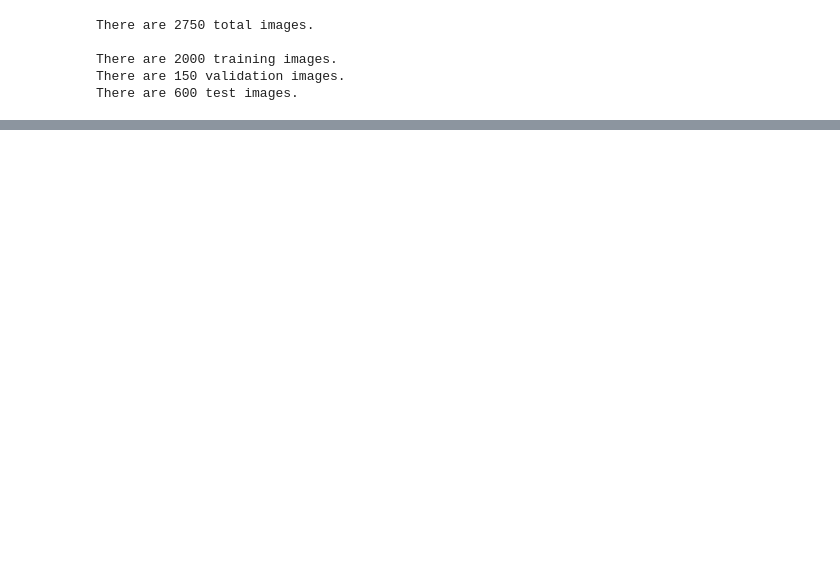
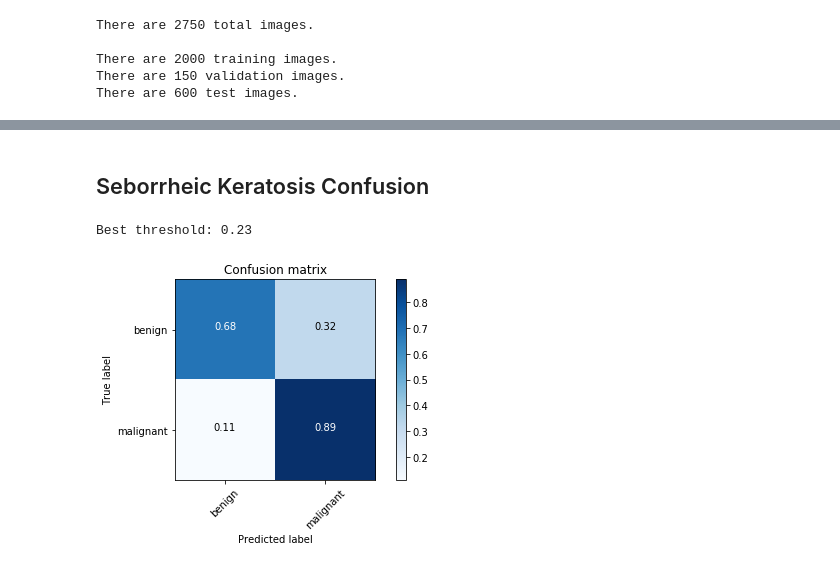
Before and after one commit to tdb-alcorn/dermatologist-ai, a Jupyter notebook: xception-transfer.ipynb, the cells around one changed output, grey strips where cells are left out. Cells and saved outputs as stored; diff of their text form; code cells hidden in the pictures; blank space fills up the shorter version.

```diff
--- a/xception-transfer.ipynb
+++ b/xception-transfer.ipynb
@@ -134,0 +391,7 @@ print('Test accuracy: %.4f%%' % test_accuracy)
+# %% [markdown]
+## Seborrheic Keratosis Confusion
+# %%
+plot_best_confusion_matrix(y_true[:, 1], test_predictions[:, 1], costs=(1,10))
+# %% [output]
+Best threshold: 0.23
+[figure, added]
```
Also changed, not shown: parts of 31 cells of this notebook, 3 other files.
